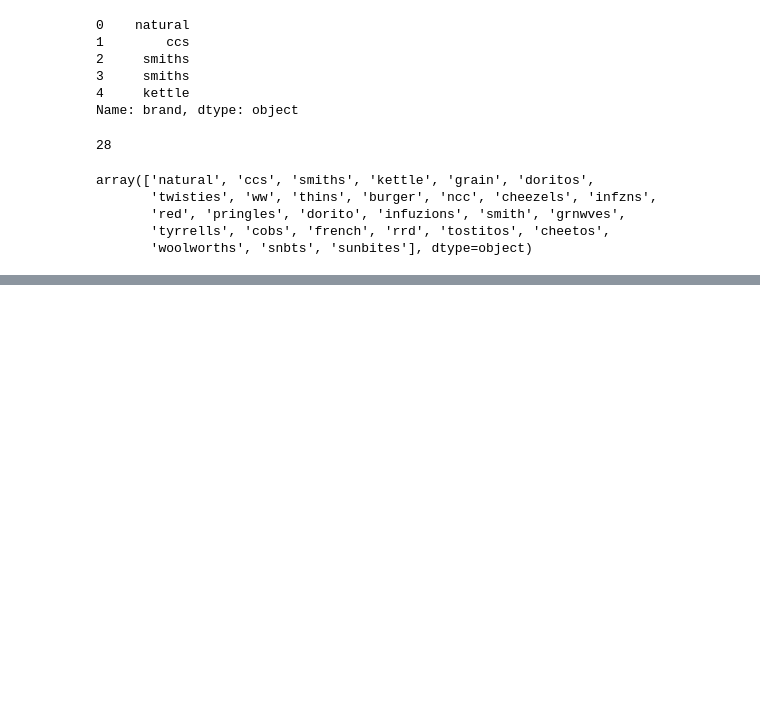
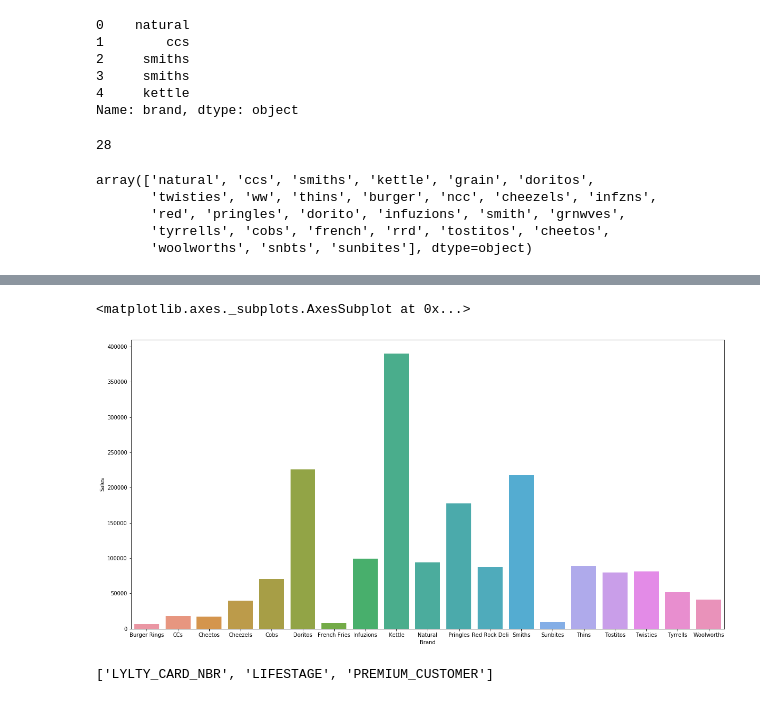
Before and after one commit to Johnson-a-hash/quantium-virtual-program, a Jupyter notebook: Quantium Virtual Internship.ipynb, the cells around one changed output, grey strips where cells are left out. Cells and saved outputs as stored; diff of their text form; code cells hidden in the pictures; blank space fills up the shorter version.

```diff
--- a/Quantium Virtual Internship.ipynb
+++ b/Quantium Virtual Internship.ipynb
@@ -283,9 +283,11 @@ transactionData.loc[transactionData['LYLTY_CARD_NBR'] == 226000]
 | 69763 | 43605 | 226 | 226000 | 226210 | 4 | dorito corn chp supreme | 200 | 650.0 | 2019-05-20 | ... |
 # %%
 # This person only made two transactions over the entire year so unlikely to be a retail customer
-# He or she is most likely purchasing for commercial purposes so safe to drop these two rows from the dataset
+# He or she is most likely purchasing for commercial purposes
+# Safe to drop these this customer in both 'transactionData' and 'customerData' dataset
 
-transactionData.drop([69762, 69763], inplace = True)
+transactionData.drop(transactionData.index[transactionData['LYLTY_CARD_NBR'] == 226000], inplace = True)
+customerData.drop(customerData.index[customerData['LYLTY_CARD_NBR'] == 226000], inplace = True)
 # %%
 len(transactionData)
 # %% [output]
@@ -537,0 +549,27 @@ array(['natural', 'ccs', 'smiths', 'kettle', 'grain', 'doritos',
+# %%
+# It looks like there are duplicates of the same brand e.g. 'ww' and 'woolworths', 'red' and 'rrd', 'natural' and 'ncc',
+# 'infuzions' and 'infzns', 'snbts' and 'sunbites', 'grain' and 'grnwves', 'smiths' and 'smith', 'doritos' and 'dorito'
+# Let's rename them for consistency
+
+transactionData['brand'].replace(['natural', 'ncc'], 'Natural', inplace = True)
+transactionData['brand'].replace('ccs', 'CCs', inplace = True)
+transactionData['brand'].replace(['smiths', 'smith'], 'Smiths', inplace = True)
+transactionData['brand'].replace('kettle', 'Kettle', inplace = True)
+transactionData['brand'].replace(['grain', 'grnwves'], 'Natural', inplace = True)
+transactionData['brand'].replace(['doritos', 'dorito'], 'Doritos', inplace = True)
+transactionData['brand'].replace('twisties', 'Twisties', inplace = True)
+transactionData['brand'].replace(['ww', 'woolworths'], 'Woolworths', inplace = True)
+transactionData['brand'].replace('thins', 'Thins', inplace = True)
+transactionData['brand'].replace('burger', 'Burger Rings', inplace = True)
+transactionData['brand'].replace('cheezels', 'Cheezels', inplace = True)
+transactionData['brand'].replace(['infzns', 'infuzions'], 'Infuzions', inplace = True)
+transactionData['brand'].replace(['red', 'rrd'], 'Red Rock Deli', inplace = True)
+transactionData['brand'].replace('pringles', 'Pringles', inplace = True)
+transactionData['brand'].replace('tyrrells', 'Tyrrells', inplace = True)
+transactionData['brand'].replace('cobs', 'Cobs', inplace = True)
+transactionData['brand'].replace('french', 'French Fries', inplace = True)
+transactionData['brand'].replace('tostitos', 'Tostitos', inplace = True)
+transactionData['brand'].replace('cheetos', 'Cheetos', inplace = True)
+transactionData['brand'].replace(['snbts', 'sunbites'], 'Sunbites', inplace = True)
+
+transactionData.brand.unique()
@@ -537,0 +603,4 @@ array(['natural', 'ccs', 'smiths', 'kettle', 'grain', 'doritos',
+# %%
+brand_sales = transactionData.groupby('brand', as_index = False).TOT_SALES.sum()
+brand_sales.rename(columns = {'brand': 'Brand', 'TOT_SALES': 'Sales'}, inplace = True)
+brand_sales
@@ -537,0 +625,12 @@ array(['natural', 'ccs', 'smiths', 'kettle', 'grain', 'doritos',
+# %%
+plt.figure(figsize = (20, 10))
+sns.barplot(x = 'Brand', y = 'Sales', data = brand_sales)
+# %% [output]
+<matplotlib.axes._subplots.AxesSubplot at 0x...>
+[figure, added]
+# %%
+# Let's move on to 'customerData' dataset now
+
+list(customerData.columns)
+# %% [output]
+['LYLTY_CARD_NBR', 'LIFESTAGE', 'PREMIUM_CUSTOMER']
```
Also changed, not shown: parts of 6 cells of this notebook.
